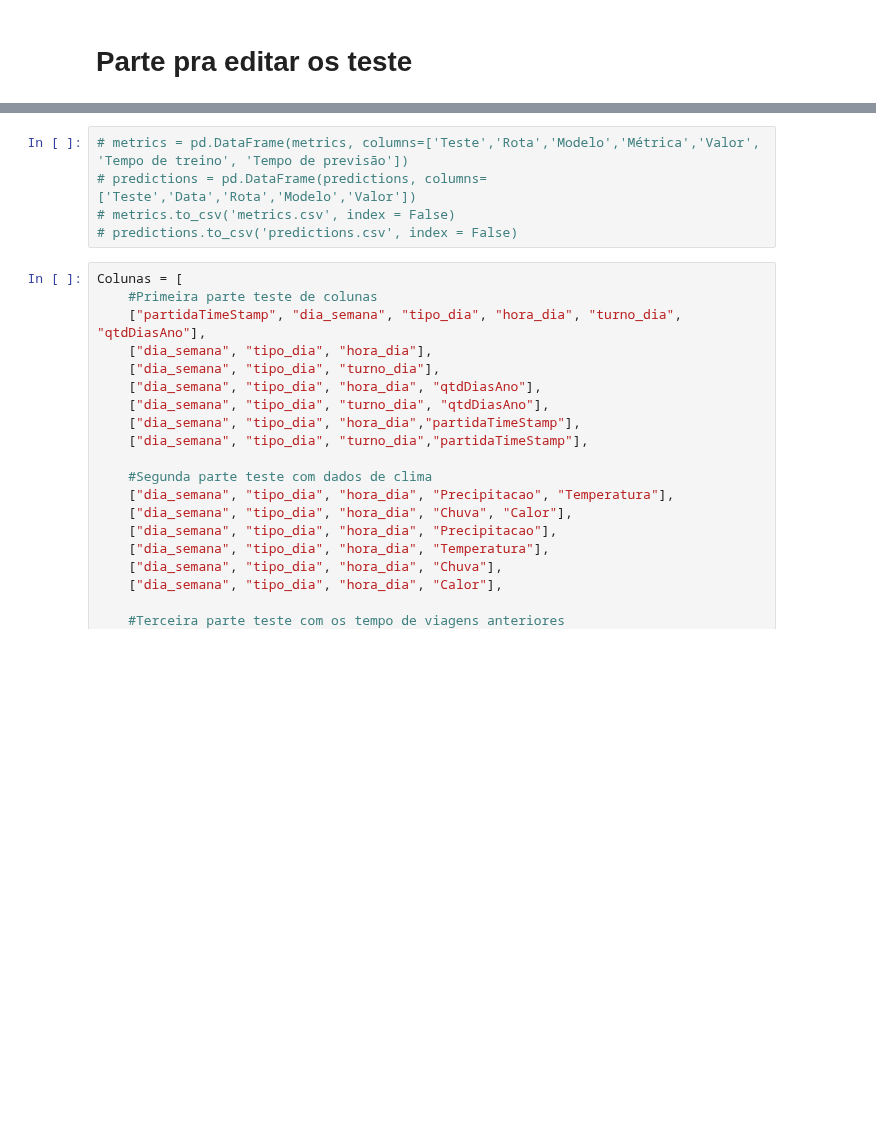
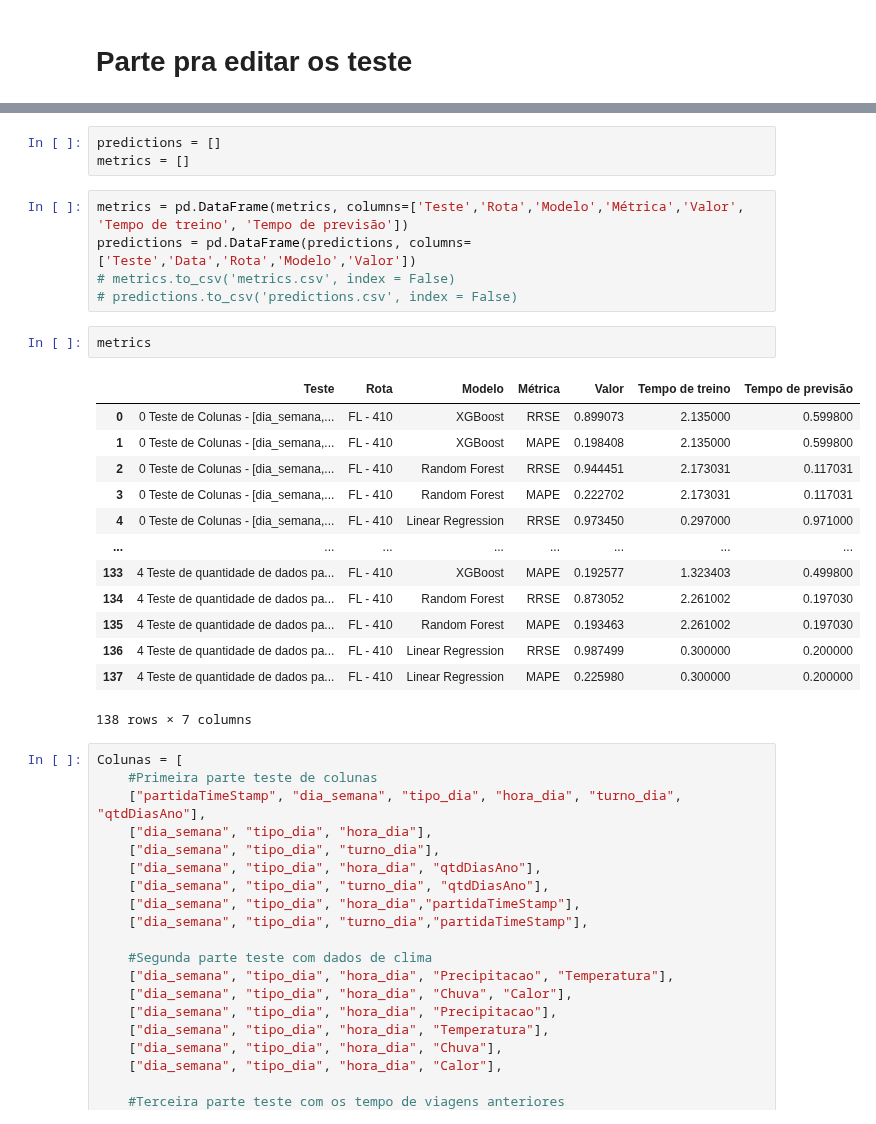
Before and after one commit to LeonardoVillamarin/TCC-Previsor_viagens_onibus, a Jupyter notebook: Final/code.ipynb, the cells around one changed output, grey strips where cells are left out. Drawn from its saved outputs; the diff is of its cells as text; blank space fills up the shorter version.

Commit message:
Novos dados pro PowerBi

```diff
--- a/Final/code.ipynb
+++ b/Final/code.ipynb
@@ -127,8 +135,27 @@ metrics = []
+# %%
+predictions = []
+metrics = []
 # %%
-# metrics = pd.DataFrame(metrics, columns=['Teste','Rota','Modelo','Métrica','Valor', 'Tempo de treino', 'Tempo de previsão'])
-# predictions = pd.DataFrame(predictions, columns=['Teste','Data','Rota','Modelo','Valor'])
+metrics = pd.DataFrame(metrics, columns=['Teste','Rota','Modelo','Métrica','Valor', 'Tempo de treino', 'Tempo de previsão'])
+predictions = pd.DataFrame(predictions, columns=['Teste','Data','Rota','Modelo','Valor'])
 # metrics.to_csv('metrics.csv', index = False)
 # predictions.to_csv('predictions.csv', index = False)
+# %%
+metrics
+# %% [output]
+|  | Teste | Rota | Modelo | Métrica | Valor | Tempo de treino | Tempo de previsão |
+| 0 | 0 Teste de Colunas - [dia_semana,... | FL - 410 | XGBoost | RRSE | 0.899073 | 2.135000 | 0.599800 |
+| 1 | 0 Teste de Colunas - [dia_semana,... | FL - 410 | XGBoost | MAPE | 0.198408 | 2.135000 | 0.599800 |
+| 2 | 0 Teste de Colunas - [dia_semana,... | FL - 410 | Random Forest | RRSE | 0.944451 | 2.173031 | 0.117031 |
+| 3 | 0 Teste de Colunas - [dia_semana,... | FL - 410 | Random Forest | MAPE | 0.222702 | 2.173031 | 0.117031 |
+| 4 | 0 Teste de Colunas - [dia_semana,... | FL - 410 | Linear Regression | RRSE | 0.973450 | 0.297000 | 0.971000 |
+| ... | ... | ... | ... | ... | ... | ... | ... |
+| 133 | 4 Teste de quantidade de dados pa... | FL - 410 | XGBoost | MAPE | 0.192577 | 1.323403 | 0.499800 |
+| 134 | 4 Teste de quantidade de dados pa... | FL - 410 | Random Forest | RRSE | 0.873052 | 2.261002 | 0.197030 |
+| 135 | 4 Teste de quantidade de dados pa... | FL - 410 | Random Forest | MAPE | 0.193463 | 2.261002 | 0.197030 |
+| 136 | 4 Teste de quantidade de dados pa... | FL - 410 | Linear Regression | RRSE | 0.987499 | 0.300000 | 0.200000 |
+| 137 | 4 Teste de quantidade de dados pa... | FL - 410 | Linear Regression | MAPE | 0.225980 | 0.300000 | 0.200000 |
+138 rows × 7 columns
 # %%
 Colunas = [
     #Primeira parte teste de colunas
```
Also changed, not shown: parts of 6 cells of this notebook, 2 other files.
